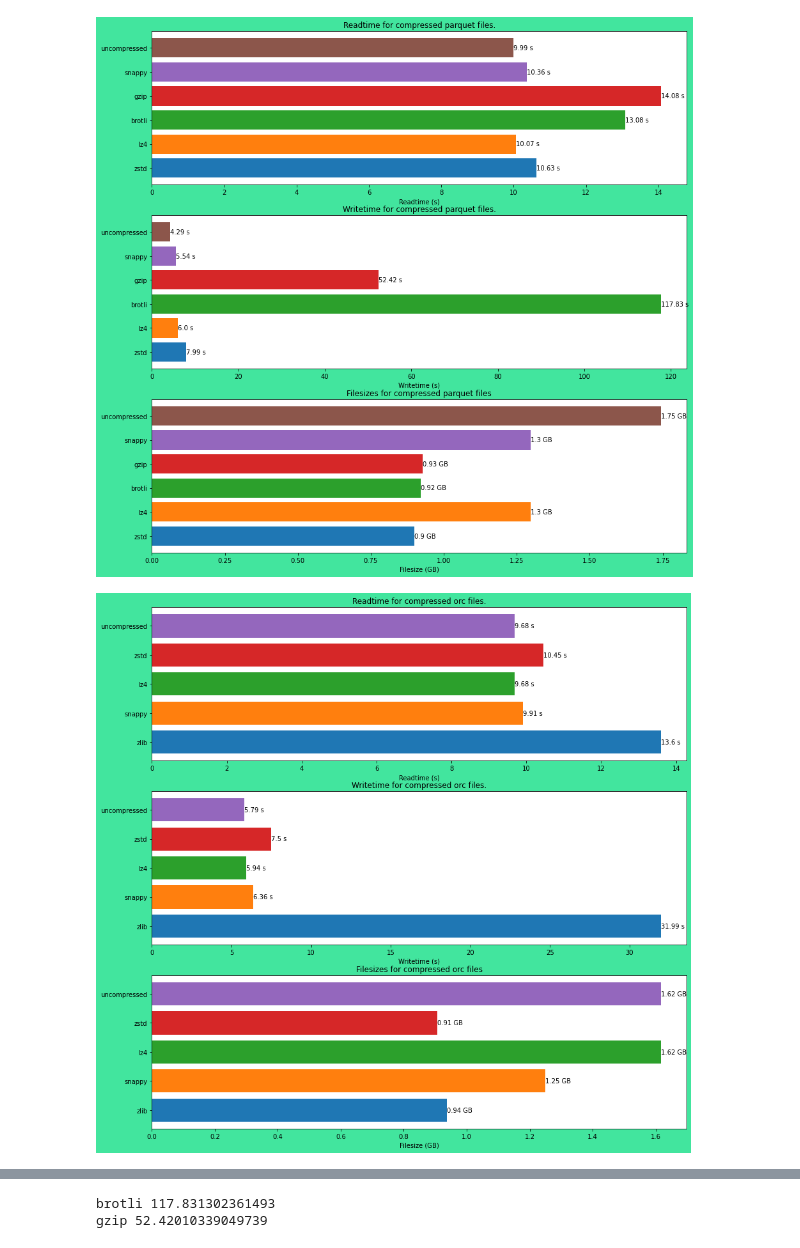
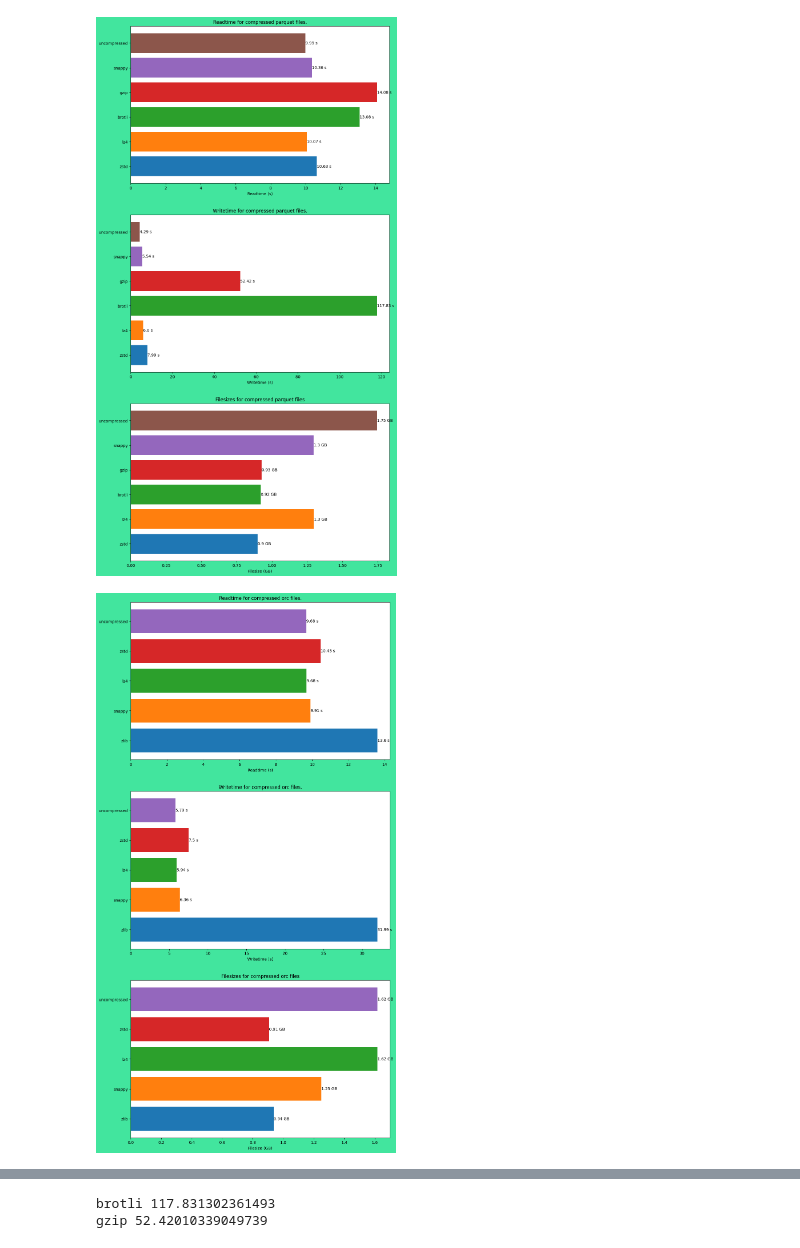
Before and after one commit to AntonMaxen/filebench, a Jupyter notebook: parse_logs.ipynb, the cells around one changed output, grey strips where cells are left out. Drawn from its saved outputs; the diff is of its cells as text; code cells hidden in the pictures.

```diff
--- a/parse_logs.ipynb
+++ b/parse_logs.ipynb
@@ -105,29 +106,28 @@ plt.show()
 # %%
 for filetype in file_tests.keys():
-    fig, axs = plt.subplots(3, figsize=(15,15), facecolor='#42e59e')
+    fig, axs = plt.subplots(3, figsize=(11.69,24.81), facecolor='#42e59e', dpi=100)
     titles = [
         f'Readtime for compressed {filetype} files.',
         f'Writetime for compressed {filetype} files.',
         f'Filesizes for compressed {filetype} files'
     ]
     suffixes = ['s', 's', 'GB']
     x_labels = [
         f'Readtime ({suffixes[0]})',
         f'Writetime ({suffixes[1]})',
         f'Filesize ({suffixes[2]})'
     ]
     data_keys = ['mean_read_time', 'mean_write_time', 'mean_filesize_in_GB']
 
     for i, key in enumerate(data_keys):
         axs[i].set_title(titles[i])
         axs[i].set_xlabel(x_labels[i])
         for compression, tests in file_tests[filetype].items():
             c_map = {'infer': 'uncompressed', 'none': 'uncompressed'}
             bar = axs[i].barh(c_map.get(compression, compression), width=tests[key])
             rounded_value = np.round(tests[key], 2)
             axs[i].bar_label(bar, [f'{rounded_value} {suffixes[i]}'])
-
     plt.savefig(f'graphs/compression/{filetype}.PNG')
 # %% [output]
-[figure, old version]
+[figure, new version]
-[figure, old version]
+[figure, new version]
```
Also changed, not shown: parts of 3 cells of this notebook, 44 other files.
